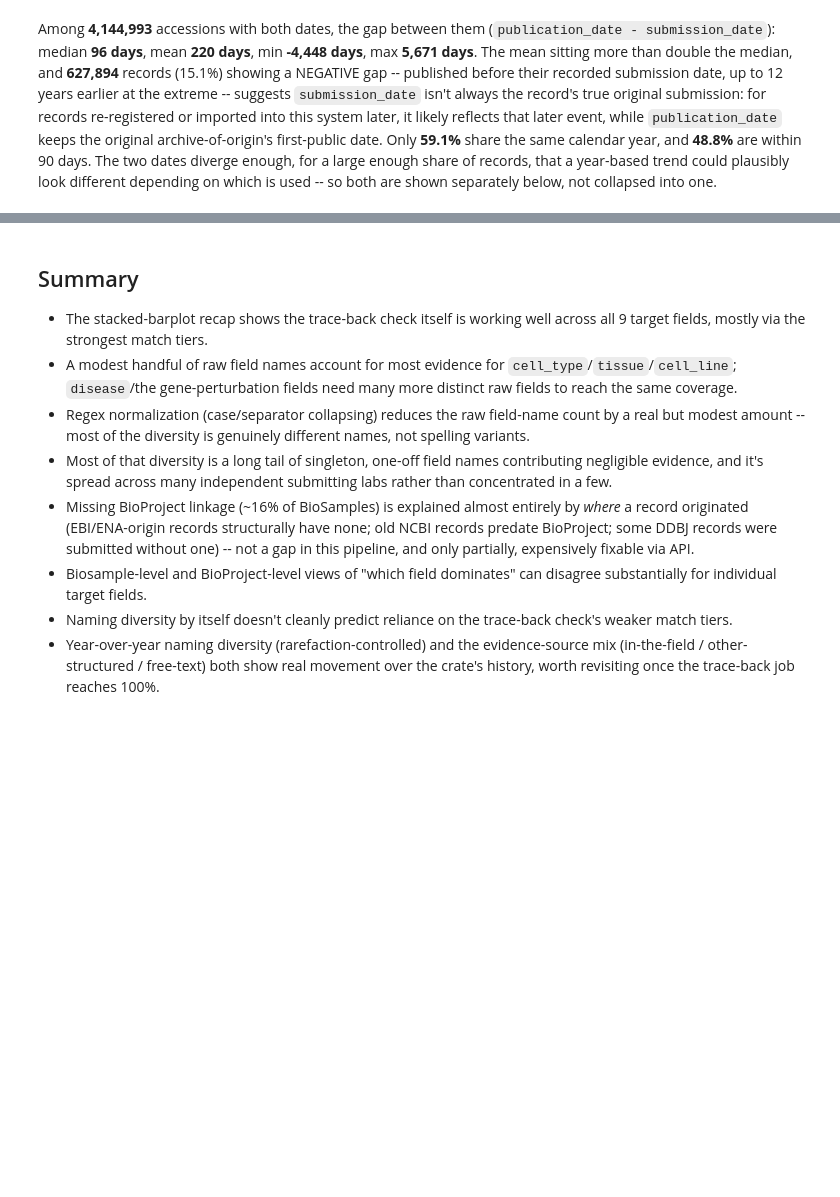
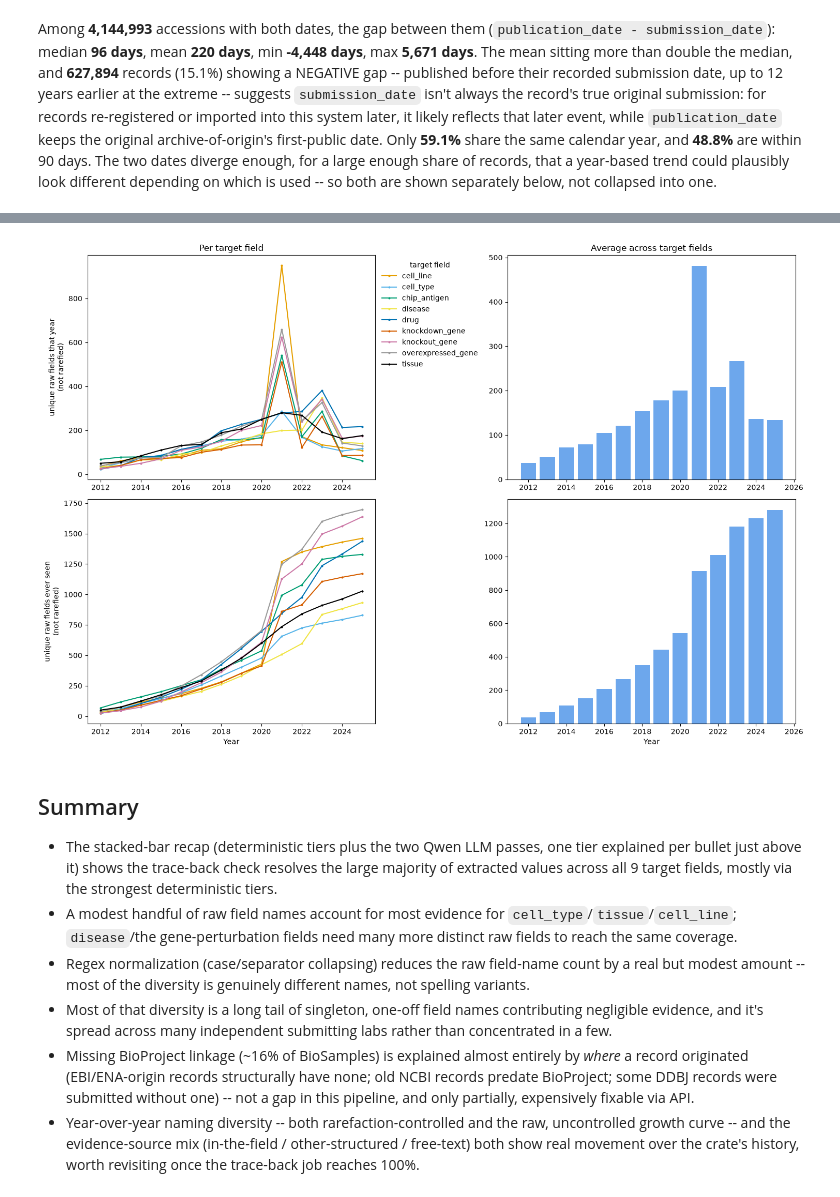
Before and after one commit to nuriafari/BH26_BioSample_bsllmner_mk2_value_provenance, a Jupyter notebook: notebooks/biosample_trace_back_analysis.ipynb, the cells around one changed output, grey strips where cells are left out. Saved outputs shown, nothing was run; the diff lists cells and outputs as text; code cells hidden in the pictures; blank space fills up the shorter version.

```diff
--- a/notebooks/biosample_trace_back_analysis.ipynb
+++ b/notebooks/biosample_trace_back_analysis.ipynb
@@ -801,11 +708,63 @@ plot_year_diversity_grid(exploded)
+# %%
+# NON-RAREFIED YEARLY AND CUMULATIVE UNIQUE-RAW-FIELD COUNTS, BIOSAMPLE x publication_date
+def yearly_unique_field_counts(exploded: pd.DataFrame, date_col: str) -> pd.DataFrame:
+    subset = exploded.dropna(subset=[date_col])
+    subset = subset[subset[date_col].between(*YEAR_RANGE)]
+    return subset.groupby(["target_field", date_col])["raw_field"].nunique().rename("n_unique").reset_index()
+
+
+def cumulative_unique_field_counts(exploded: pd.DataFrame, date_col: str, years: list[int]) -> pd.DataFrame:
+    """Running union of raw field names seen in each target field up to and including each year
+    (not just that year's own count), to check whether the vocabulary plateaus over time.
+    """
+    rows = []
+    for target_field in TARGET_FIELDS:
+        sub = exploded[(exploded["target_field"] == target_field) & exploded[date_col].between(*YEAR_RANGE)]
+        seen: set[str] = set()
+        for year in years:
+            seen |= set(sub.loc[sub[date_col] == year, "raw_field"])
+            rows.append({"target_field": target_field, date_col: year, "n_unique_cumulative": len(seen)})
+    return pd.DataFrame(rows)
+
+
+def plot_year_growth_grid(exploded: pd.DataFrame, date_col: str = "year_publication", figsize: tuple[float, float] = (15, 10)) -> None:
+    yearly = yearly_unique_field_counts(exploded, date_col)
+    years = sorted(yearly[date_col].unique())
+    cumulative = cumulative_unique_field_counts(exploded, date_col, years)
+
+    fig, ((ax_yearly_field, ax_yearly_avg), (ax_cum_field, ax_cum_avg)) = plt.subplots(2, 2, figsize=figsize)
+
+    for target_field in TARGET_FIELDS:
+        field_yearly = yearly[yearly["target_field"] == target_field]
+        ax_yearly_field.plot(field_yearly[date_col], field_yearly["n_unique"], label=target_field, color=TARGET_FIELD_COLORS[target_field], linewidth=1.5, marker="o", markersize=2)
+        field_cum = cumulative[cumulative["target_field"] == target_field]
+        ax_cum_field.plot(field_cum[date_col], field_cum["n_unique_cumulative"], label=target_field, color=TARGET_FIELD_COLORS[target_field], linewidth=1.5, marker="o", markersize=2)
+
+    yearly_avg = yearly.groupby(date_col)["n_unique"].mean()
+    ax_yearly_avg.bar(yearly_avg.index, yearly_avg.to_numpy(), color="#6da7ec")
+    cum_avg = cumulative.groupby(date_col)["n_unique_cumulative"].mean()
+    ax_cum_avg.bar(cum_avg.index, cum_avg.to_numpy(), color="#6da7ec")
+
+    ax_yearly_field.set_title("Per target field")
+    ax_yearly_avg.set_title("Average across target fields")
+    ax_yearly_field.set_ylabel("unique raw fields that year\n(not rarefied)")
+    ax_cum_field.set_ylabel("unique raw fields ever seen\n(not rarefied)")
+    ax_cum_field.set_xlabel("Year")
+    ax_cum_avg.set_xlabel("Year")
+    ax_yearly_field.legend(title="target field", loc="upper left", bbox_to_anchor=(1.0, 1.0), frameon=False)
+    plt.tight_layout()
+    plt.show()
+
+
+plot_year_growth_grid(exploded)
+# %% [output]
+[figure, added]
 # %% [markdown]
 ## Summary
 
-- The stacked-barplot recap shows the trace-back check itself is working well across all 9 target fields, mostly via the strongest match tiers.
+- The stacked-bar recap (deterministic tiers plus the two Qwen LLM passes, one tier explained per bullet just above it) shows the trace-back check resolves the large majority of extracted values across all 9 target fields, mostly via the strongest deterministic tiers.
 - A modest handful of raw field names account for most evidence for `cell_type`/`tissue`/`cell_line`; `disease`/the gene-perturbation fields need many more distinct raw fields to reach the same coverage.
 - Regex normalization (case/separator collapsing) reduces the raw field-name count by a real but modest amount -- most of the diversity is genuinely different names, not spelling variants.
 - Most of that diversity is a long tail of singleton, one-off field names contributing negligible evidence, and it's spread across many independent submitting labs rather than concentrated in a few.
 - Missing BioProject linkage (~16% of BioSamples) is explained almost entirely by *where* a record originated (EBI/ENA-origin records structurally have none; old NCBI records predate BioProject; some DDBJ records were submitted without one) -- not a gap in this pipeline, and only partially, expensively fixable via API.
-- Biosample-level and BioProject-level views of "which field dominates" can disagree substantially for individual target fields.
-- Naming diversity by itself doesn't cleanly predict reliance on the trace-back check's weaker match tiers.
-- Year-over-year naming diversity (rarefaction-controlled) and the evidence-source mix (in-the-field / other-structured / free-text) both show real movement over the crate's history, worth revisiting once the trace-back job reaches 100%.
+- Year-over-year naming diversity -- both rarefaction-controlled and the raw, uncontrolled growth curve -- and the evidence-source mix (in-the-field / other-structured / free-text) both show real movement over the crate's history, worth revisiting once the trace-back job reaches 100%.
```
Also changed, not shown: parts of 29 cells of this notebook, 7 other files.
